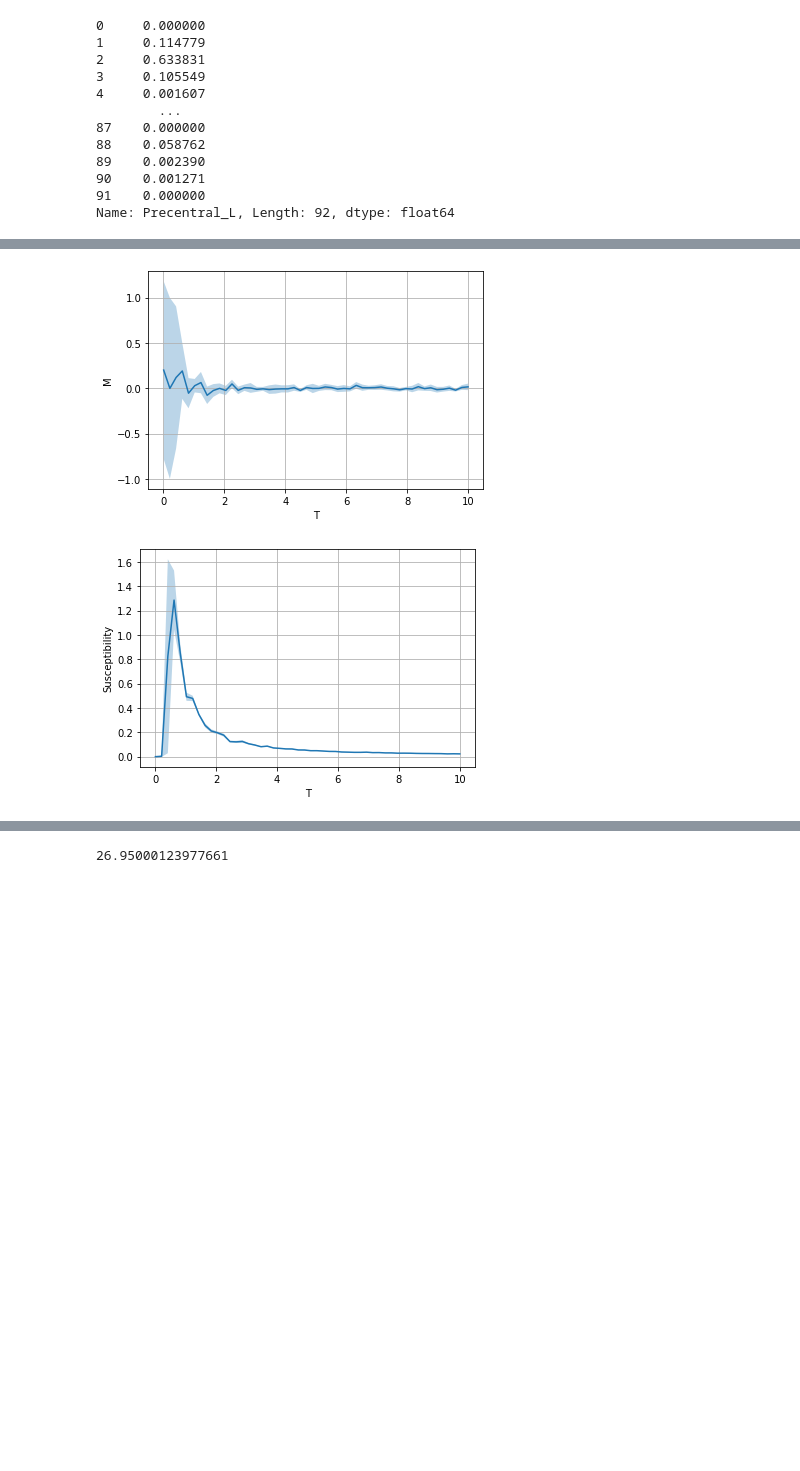
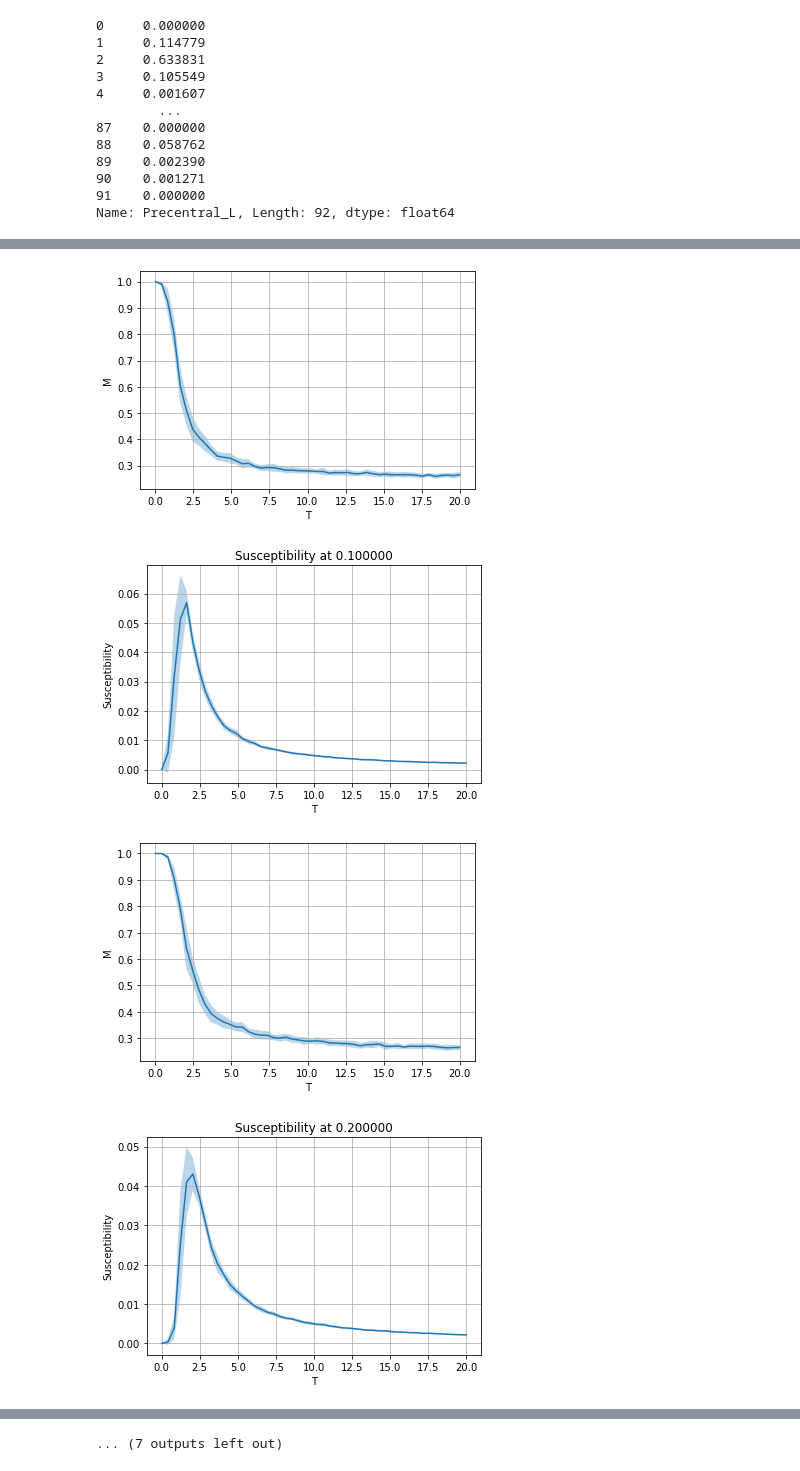
Before and after one commit to mylenevdmaas/CSS2023, a Jupyter notebook: Complex Systems Metropolis .ipynb, the cells around one changed output, grey strips where cells are left out. Cells and saved outputs as stored; diff of their text form; code cells hidden in the pictures; blank space fills up the shorter version.

```diff
--- a/Complex Systems Metropolis .ipynb
+++ b/Complex Systems Metropolis .ipynb
@@ -29,0 +70,10 @@ dti_c_matrix = dti_matrix.values
+# %%
+a = norm_matrix(0.25 ,1, 10)
+a
+nlist = np.arange(0, 10, 1)
+count = 0
+for i in nlist:
+    for j in nlist:
+        count += a[i][j]
+count = count / 100
+count
@@ -43,20 +95,20 @@ def conn_matrix(n):
     conn_matrix = conn_matrix / max_conn
     return conn_matrix
 # %%
-def energy_diff(list, c_matrix):
+def energy_diff(list0, c_matrix, n):
     pos = random.randint(0, n - 1)
     nodes_without_pos = [x for x in range(n) if x != pos]
     delta_E = 0
     for i in nodes_without_pos:
-        add = list[pos]*list[i]*c_matrix[pos, i]
+        add = 2 * list0[pos] * list0[i] * c_matrix[pos, i]
         delta_E += add
     return delta_E, pos
 # %%
-def metropolis(list, n_iterations, T, c_matrix):
-    node_list = list
+def metropolis(list0, n_iterations, T, c_matrix, probability, n):
+    node_list = list0
     magnetisation_list = []
     for i in range(n_iterations):
-        diff = energy_diff(node_list, c_matrix)
+        diff = energy_diff(node_list, c_matrix, n)
         #print(diff)
         if diff[0] <= 0:
             if node_list[diff[1]] == 1: #flip at pos
@@ -70,7 +122,7 @@ def metropolis(list, n_iterations, T, c_matrix):
                 else:
                     node_list[diff[1]] = 1
 
-        magnetisation = np.mean(node_list)
+        magnetisation = abs(np.mean(node_list))
         magnetisation_list.append(magnetisation)
     magnetisation_list = magnetisation_list[500:] #disregard first 500
     avg_magnetisation = np.mean(magnetisation_list)
@@ -80,15 +132,15 @@ def metropolis(list, n_iterations, T, c_matrix):
 
     return node_list, avg_magnetisation, susceptibility
 # %%
-def multi_metropolis(n_simulations, n_iterations, T):
+def multi_metropolis(n_simulations, n_iterations, T, probability, mean, std, n):
     list_avg_magnetisation = []
     list_sus = []
-    # c_matrix = dti_c_matrix # remember to change if not using connectome
-    c_matrix = conn_matrix(n)
+    c_matrix = norm_matrix(mean, std, n) # remember to change if not using connectome
+
     for i in range(n_simulations):
         nodes = create_nodes(n)
-        #c_matrix = conn_matrix(n)
-        node_list, avg_magnetisation, susceptibility = metropolis(nodes, n_iterations, T, c_matrix)
+        c_matrix = norm_matrix(mean, std, n)
+        node_list, avg_magnetisation, susceptibility = metropolis(nodes, n_iterations, T, c_matrix, probability, n)
         list_avg_magnetisation.append(avg_magnetisation)
         list_sus.append(susceptibility)
 
@@ -137,10 +200,16 @@ def magnetisation_plotting(n_simulations, n_iterations):
 # %%
 start_time = time.time()
-
-magnetisation_plotting(10, 2000)
-
+adjust_mean_list = (0.1,0.2,0.3,0.4,0.5,0.6, 0.7,0.8,0.9)
+max_sus_list = []
+critical_temerature_list = []
+for mean in adjust_mean_list:
+    max_sus, critical_temperature= magnetisation_plotting(20, 2500, mean , 1, 10)
+    max_sus_list.append(max_sus)
+    critical_temerature_list.append(critical_temperature)
 end_time = time.time()
 print(end_time - start_time)
 # %% [output]
-[figure, old version]
+[figure, new version]
-[figure, old version]
+[figure, new version]
+[figure, added]
+[figure, added]
@@ -147 +224 @@ print(end_time - start_time)
-26.95000123977661
+... (7 outputs left out)
```
Also changed, not shown: parts of 11 cells of this notebook.
